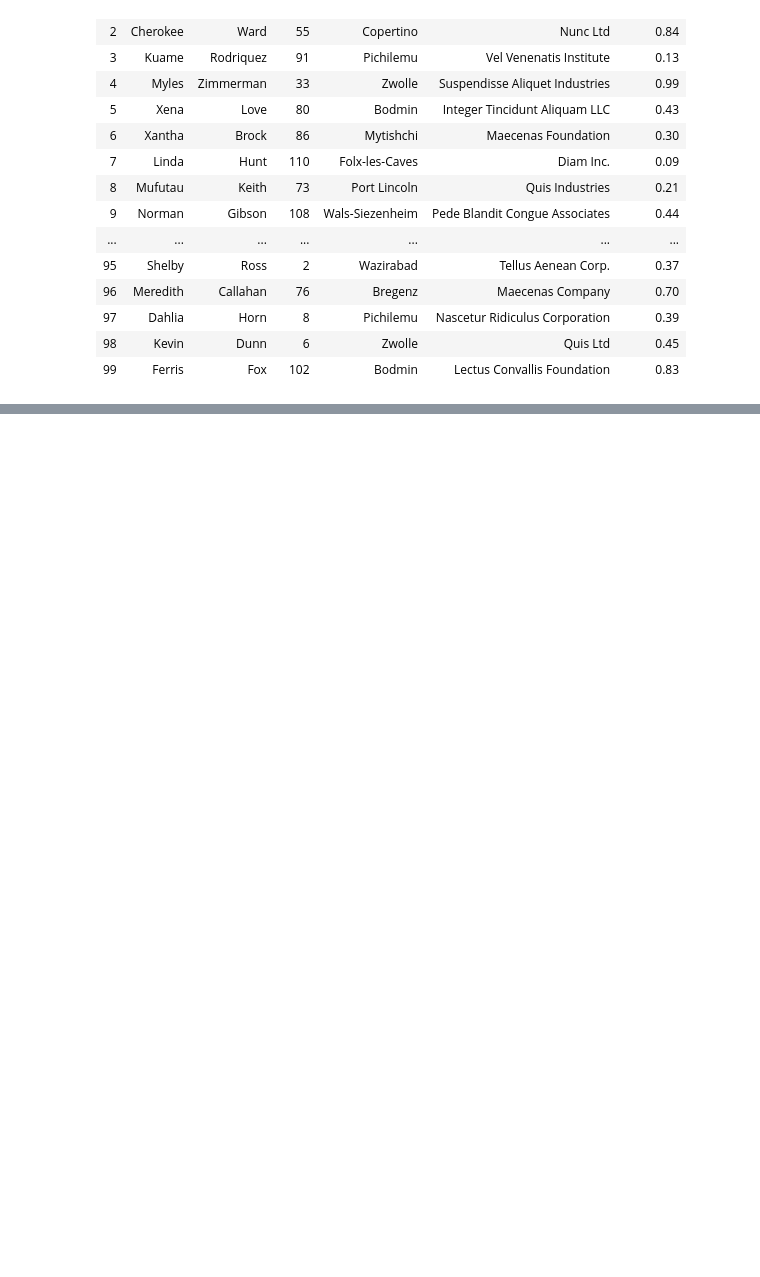
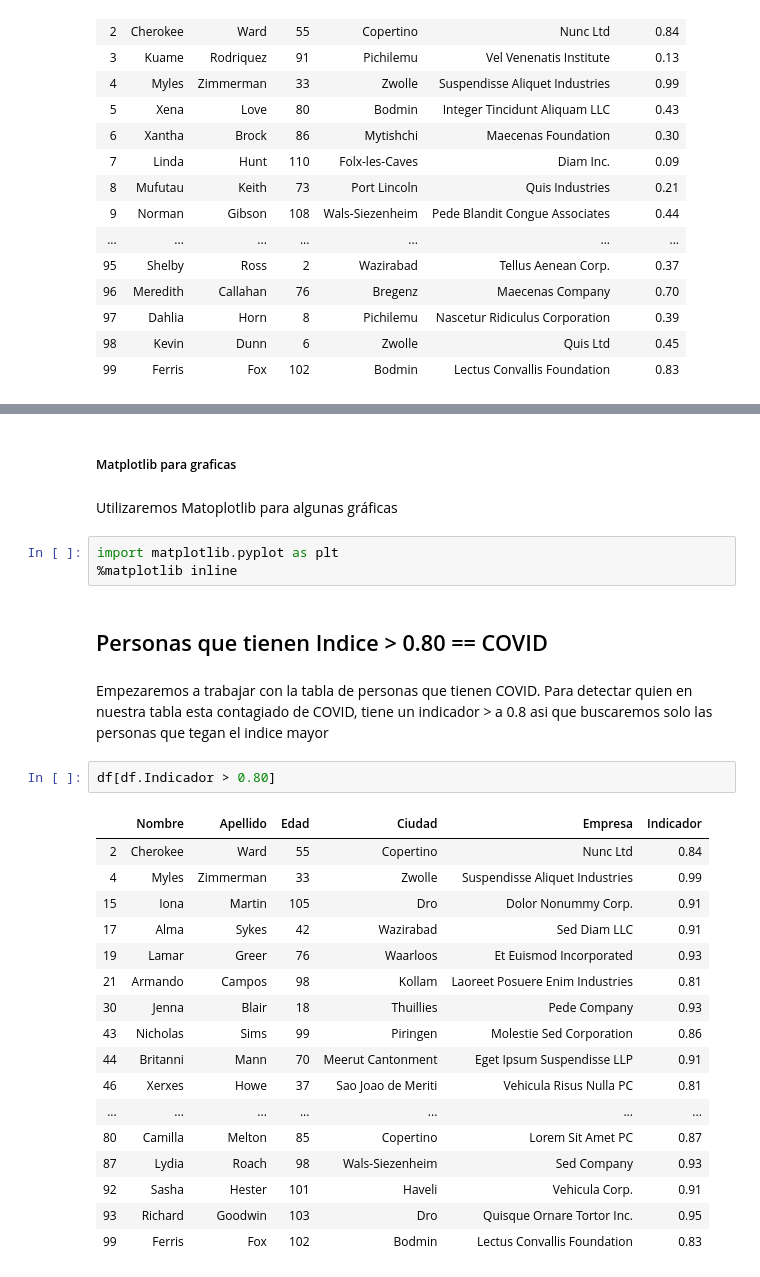
Before and after one commit to DevPhantomUNAM/Proyecto_Final_Analisis-Datos-COVID-Mexico, a Jupyter notebook: Proyecto_Fina_Análisis_Datos_COVID_México.ipynb, the cells around one changed output, grey strips where cells are left out. Cells and saved outputs as stored; diff of their text form; blank space fills up the shorter version.

```diff
--- a/Proyecto_Fina_Análisis_Datos_COVID_México.ipynb
+++ b/Proyecto_Fina_Análisis_Datos_COVID_México.ipynb
@@ -153,0 +165,32 @@
+# %% [markdown]
+##### Matplotlib para graficas
+# %% [markdown]
+Utilizaremos Matoplotlib para algunas gráficas
+# %%
+import matplotlib.pyplot as plt
+%matplotlib inline
+# %% [markdown]
+## Personas que tienen Indice > 0.80 == COVID
+# %% [markdown]
+Empezaremos a trabajar con la tabla de personas que tienen COVID.
+Para detectar quien en nuestra tabla esta contagiado de COVID, tiene un indicador > a 0.8 asi que buscaremos solo las personas que tegan el indice mayor
+# %%
+df[df.Indicador > 0.80]
+# %% [output]
+|  | Nombre | Apellido | Edad | Ciudad | Empresa | Indicador |
+| 2 | Cherokee | Ward | 55 | Copertino | Nunc Ltd | 0.84 |
+| 4 | Myles | Zimmerman | 33 | Zwolle | Suspendisse Aliquet Industries | 0.99 |
+| 15 | Iona | Martin | 105 | Dro | Dolor Nonummy Corp. | 0.91 |
+| 17 | Alma | Sykes | 42 | Wazirabad | Sed Diam LLC | 0.91 |
+| 19 | Lamar | Greer | 76 | Waarloos | Et Euismod Incorporated | 0.93 |
+| 21 | Armando | Campos | 98 | Kollam | Laoreet Posuere Enim Industries | 0.81 |
+| 30 | Jenna | Blair | 18 | Thuillies | Pede Company | 0.93 |
+| 43 | Nicholas | Sims | 99 | Piringen | Molestie Sed Corporation | 0.86 |
+| 44 | Britanni | Mann | 70 | Meerut Cantonment | Eget Ipsum Suspendisse LLP | 0.91 |
+| 46 | Xerxes | Howe | 37 | Sao Joao de Meriti | Vehicula Risus Nulla PC | 0.81 |
+| ... | ... | ... | ... | ... | ... | ... |
+| 80 | Camilla | Melton | 85 | Copertino | Lorem Sit Amet PC | 0.87 |
+| 87 | Lydia | Roach | 98 | Wals-Siezenheim | Sed Company | 0.93 |
+| 92 | Sasha | Hester | 101 | Haveli | Vehicula Corp. | 0.91 |
+| 93 | Richard | Goodwin | 103 | Dro | Quisque Ornare Tortor Inc. | 0.95 |
+| 99 | Ferris | Fox | 102 | Bodmin | Lectus Convallis Foundation | 0.83 |
```
Also changed, not shown: parts of 38 cells of this notebook.
